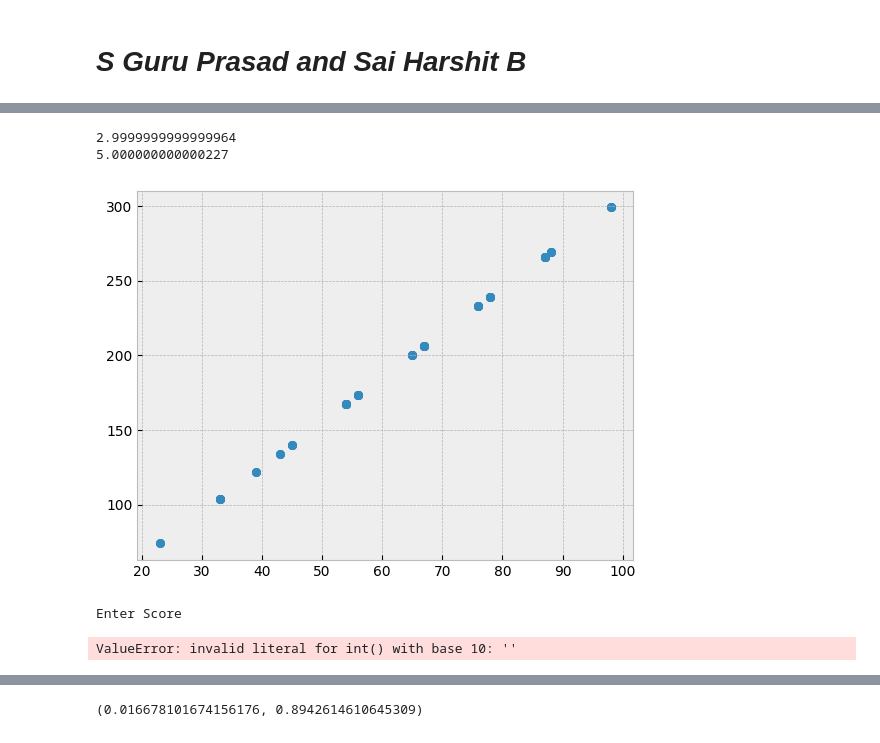
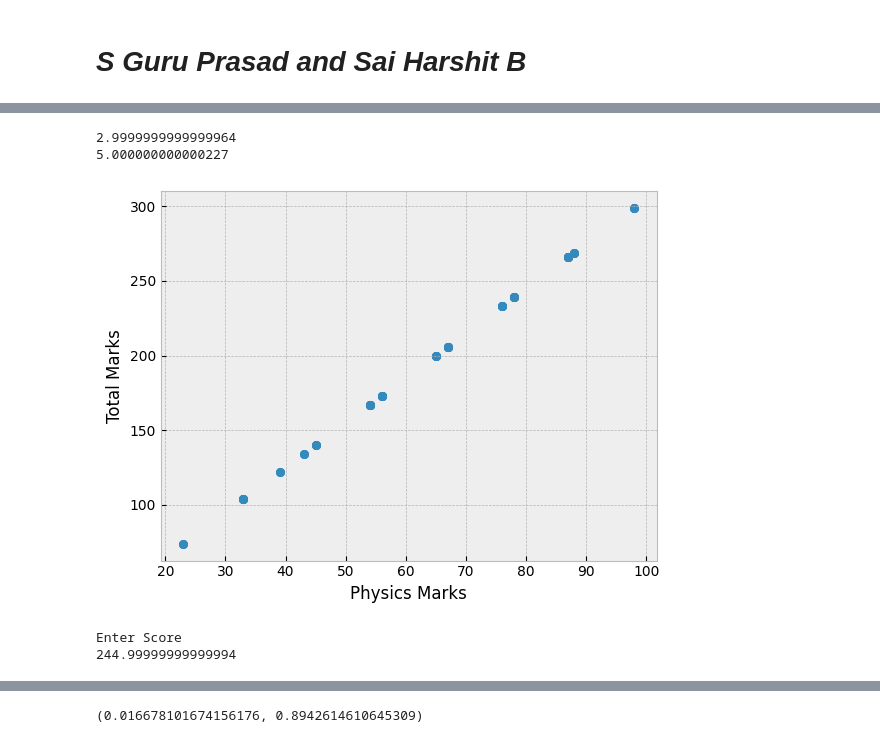
Before and after one commit to Guru-Prasad-2002/Open-Course-Data-Analysis, a Jupyter notebook: ML_Assignment.ipynb, the cells around one changed output, grey strips where cells are left out. Cells and saved outputs as stored; diff of their text form; code cells hidden in the pictures.

```diff
--- a/ML_Assignment.ipynb
+++ b/ML_Assignment.ipynb
@@ -133,30 +174,36 @@ plt.show()
 # %%
 import scipy
 from scipy import stats  #Applying Linear Regression to find Total using Physics Score
 
 my_y = Sum
 my_x = P
 
 slope, intercept, r_value, p_value, std_err = scipy.stats.linregress(my_x, my_y)
 
 print(slope)
 print(intercept)
 
+plt.xlabel('Physics Marks')
+plt.ylabel('Total Marks')
 plt.scatter(P,Sum)
 plt.show()
 
 def calc_total_with_phy_score():
     print("Enter Score")
     n=int(input())
-    ans=(n*3)+5
+    ans=(n*slope)+intercept
     print(ans)
 calc_total_with_phy_score()
+
+# INFERENCE
+# There is a linear relationship between Physics and Total Marks
+# Students who score well in genreal perform well in Physics and vice versa
 # %% [output]
 2.9999999999999964
 5.000000000000227
-[figure, old version]
+[figure, new version]
 Enter Score
+244.99999999999994
-ValueError: invalid literal for int() with base 10: ''
 # %%
 import datetime
 Application_no=df["Application No"]
```
Also changed, not shown: parts of 14 cells of this notebook.
